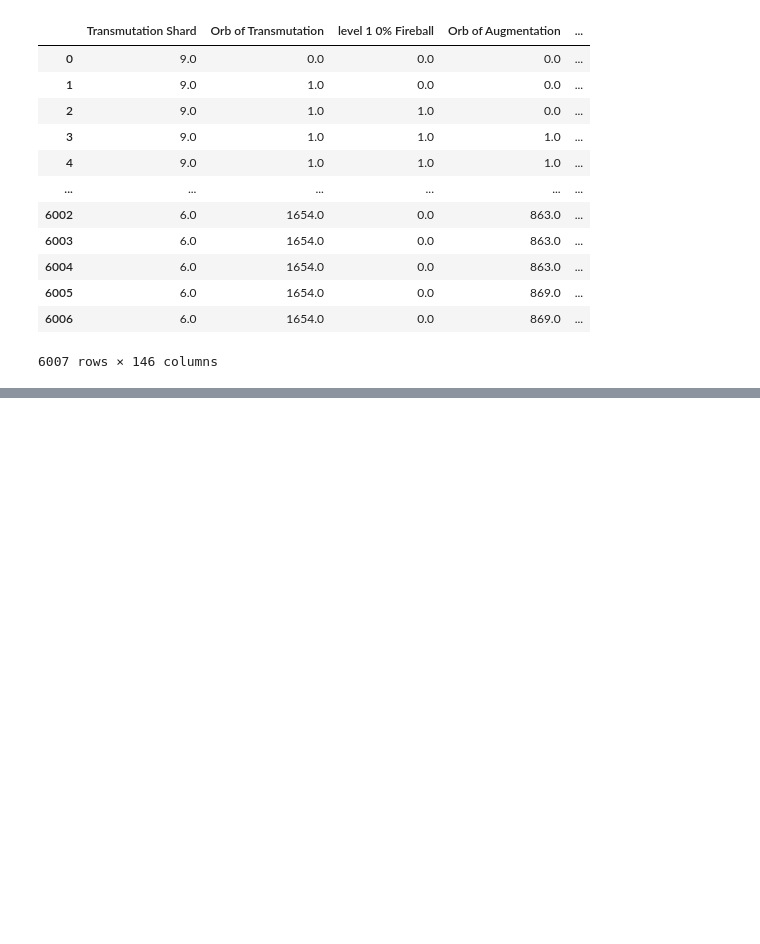
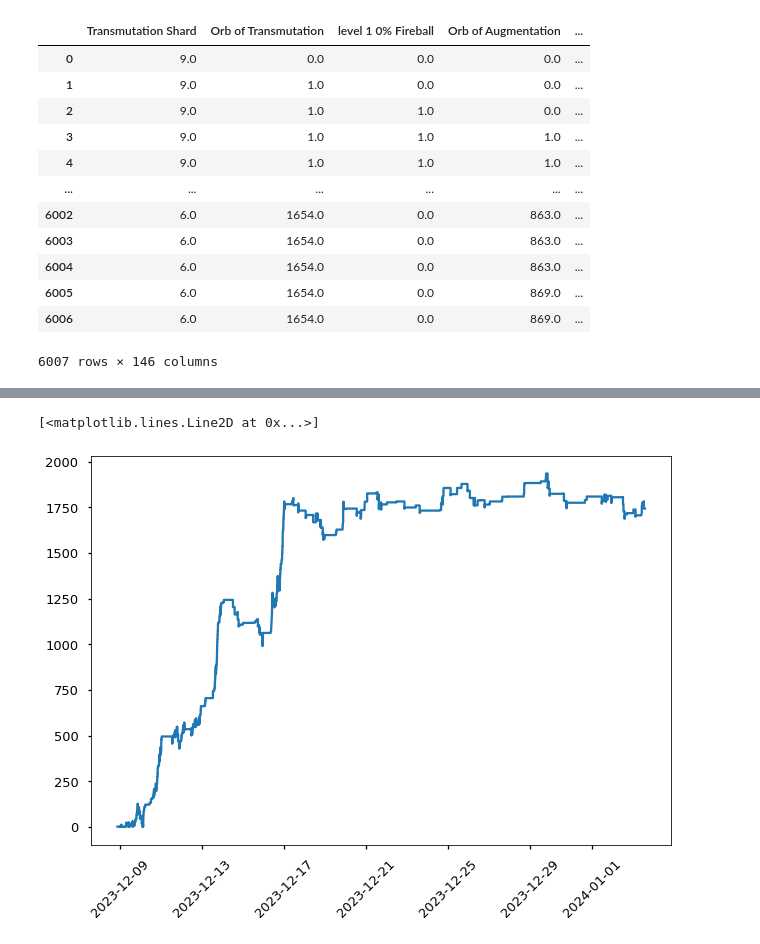
Before and after one commit to LucaTeodorescu/pathofexile-accounting, a Jupyter notebook: exploration.ipynb, the cells around one changed output, grey strips where cells are left out. Cells and saved outputs as stored; diff of their text form; code cells hidden in the pictures; blank space fills up the shorter version.

```diff
--- a/exploration.ipynb
+++ b/exploration.ipynb
@@ -339,0 +501,8 @@ def avg_onperiod(df, tdelta):
+# %%
+dates = mdates.date2num(df_Stash["Datetime"])
+plt.style.use('seaborn-talk')
+plt.xticks(rotation=45)
+plt.plot_date(dates, df_Stash["Scroll of Wisdom"], linestyle='solid', marker='None')
+# %% [output]
+[<matplotlib.lines.Line2D at 0x...>]
+[figure, added]
```
Also changed, not shown: parts of 22 cells of this notebook, 2 other files.
